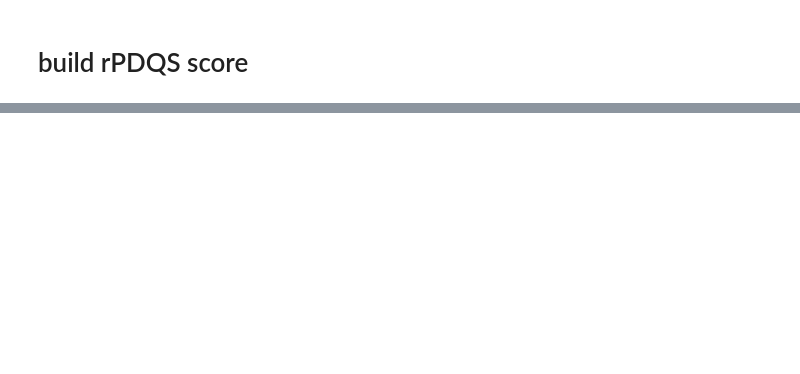
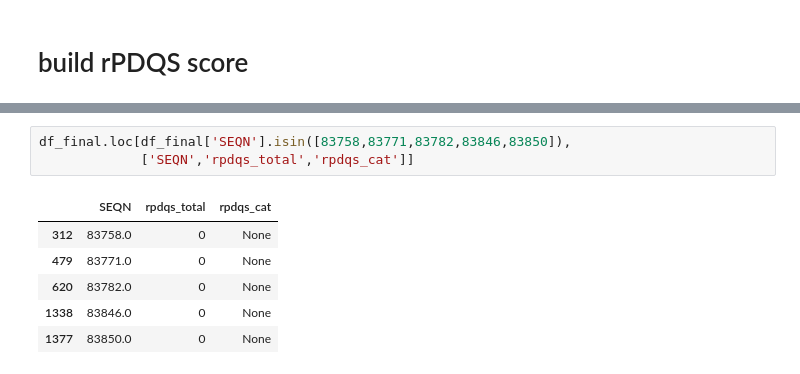
Before and after one commit to JACKMCDONNELL/quotient-health-NHANES, a Jupyter notebook: NHANES 2015 initial.ipynb, the cells around one changed output, grey strips where cells are left out. Drawn from its saved outputs; the diff is of its cells as text; blank space fills up the shorter version.

```diff
--- a/NHANES 2015 initial.ipynb
+++ b/NHANES 2015 initial.ipynb
@@ -506,0 +1210,10 @@ fp[score_cols].head()
+# %%
+df_final.loc[df_final['SEQN'].isin([83758,83771,83782,83846,83850]),
+             ['SEQN','rpdqs_total','rpdqs_cat']]
+# %% [output]
+|  | SEQN | rpdqs_total | rpdqs_cat |
+| 312 | 83758.0 | 0 | None |
+| 479 | 83771.0 | 0 | None |
+| 620 | 83782.0 | 0 | None |
+| 1338 | 83846.0 | 0 | None |
+| 1377 | 83850.0 | 0 | None |
```
Also changed, not shown: parts of 47 cells of this notebook, 2 other files.
